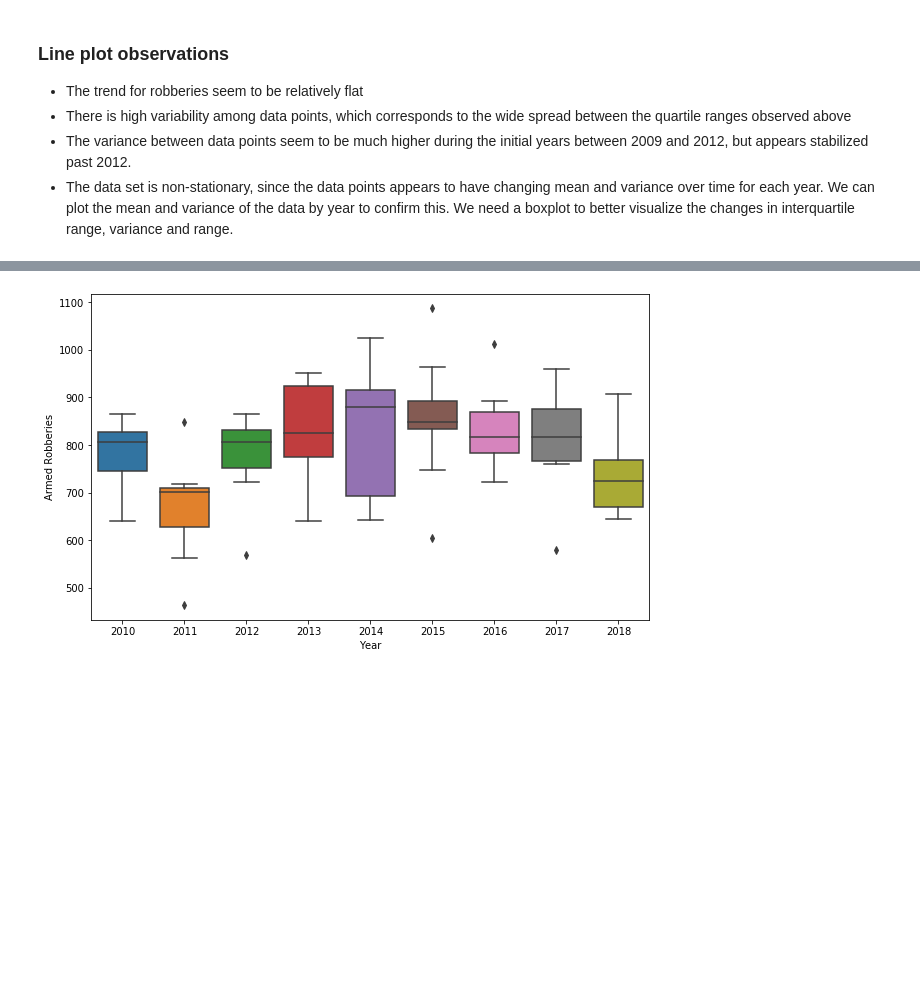
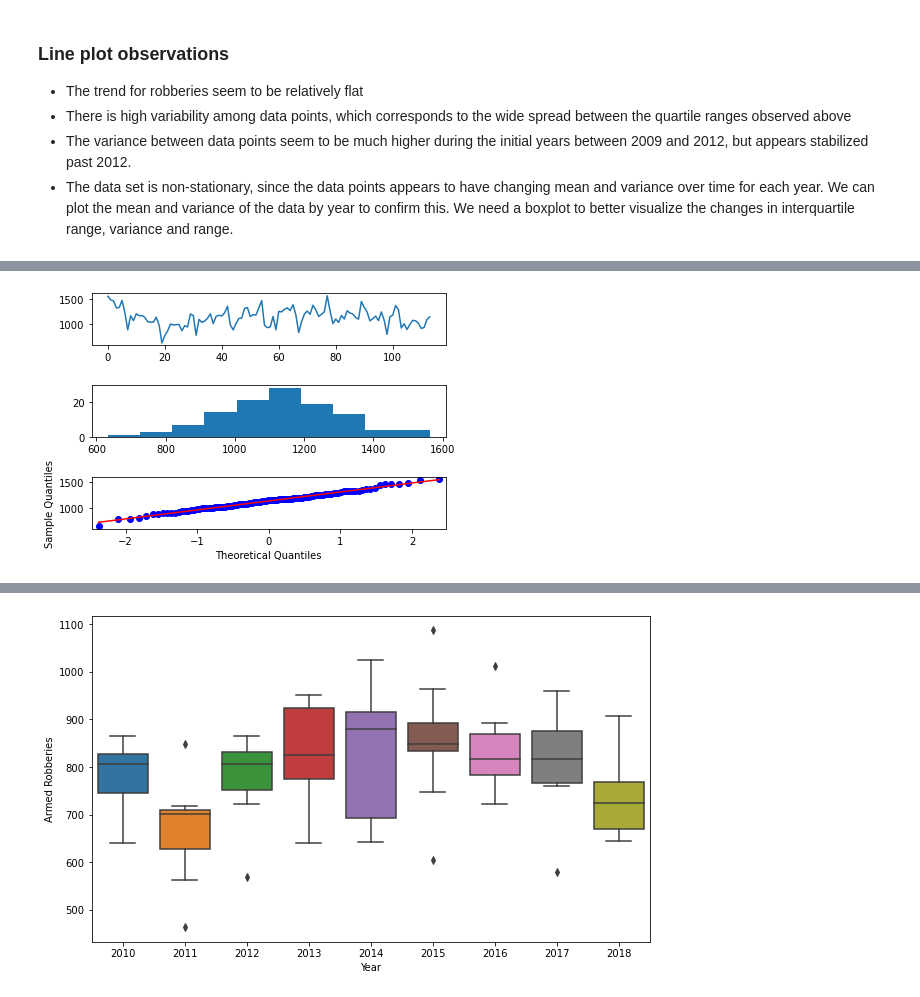
Before and after one commit to grantrzchan/HTX_Armed_Robberies, a Jupyter notebook: HTX_Robberies_ARIMA.ipynb, the cells around one changed output, grey strips where cells are left out. Drawn from its saved outputs; the diff is of its cells as text; code cells hidden in the pictures; blank space fills up the shorter version.

```diff
--- a/HTX_Robberies_ARIMA.ipynb
+++ b/HTX_Robberies_ARIMA.ipynb
@@ -127,0 +153,16 @@ Text(0, 0.5, 'Variance of armed robberies')
+# %%
+#plot transformed data, histogram and q-q plots
+plt.figure()
+#plot transformed data
+plt.subplot(311)
+plt.plot(transformed)
+#plot histogram
+plt.subplot(312)
+plt.hist(transformed)
+#plot q-q plot
+plt.subplot(313)
+qqplot(transformed, line='r', ax=plt.gca())
+plt.tight_layout()
+plt.show()
+# %% [output]
+[figure, added]
```
Also changed, not shown: parts of 38 cells of this notebook, 1 other file.
